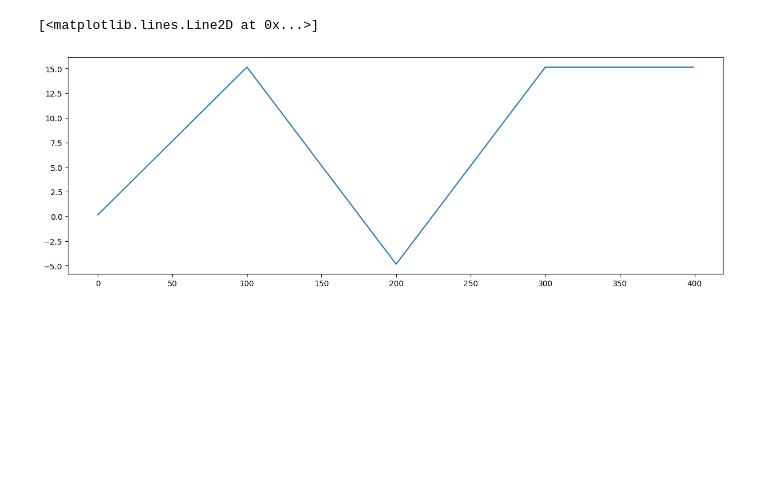
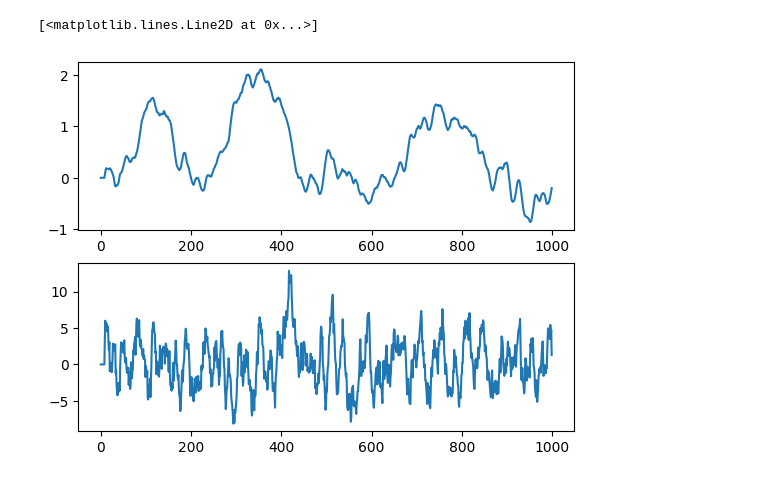
Before and after one commit to Bryce-Davidson/bike-simulation-RL-agent, a Jupyter notebook: plots/courses.ipynb, the cells around one changed output. Drawn from its saved outputs; the diff is of its cells as text; code cells hidden in the pictures; blank space fills up the shorter version.

```diff
--- a/plots/courses.ipynb
+++ b/plots/courses.ipynb
@@ -4,18 +4,33 @@ import pandas as pd
 import matplotlib.pyplot as plt
 from courses import testCourse
 
-def generateSlopes(course, meters):
-    return np.array([course(i) for i in range(meters)])
 
-def generateElevation(course, meters):
-    slopes = generateSlopes(course, meters)
+def generateSlopes(meters):
+    slopes = np.random.normal(0, 10, meters)
+    slopes = pd.Series(slopes).rolling(10).mean()
+    slopes = slopes.fillna(0)
+
+    # Find points where the slope is too steep and smooth them out
+    for i in range(1, len(slopes)):
+        if abs(slopes[i] - slopes[i-1]) > 10:
+            slopes[i] = slopes[i-1]
+
+    return slopes
+
+
+def generateElevation(meters):
+    slopes = generateSlopes(meters)
     return np.cumsum(slopes/100)
-# %%
-testCourseElevation = generateElevation(testCourse, 400)
-
-plt.figure(figsize=(15, 5))
-
-plt.plot(testCourseElevation)
-# %% [output]
-[<matplotlib.lines.Line2D at 0x...>]
-[figure, removed]
+# %%
+distance = 1000
+
+testCourseElevation = generateElevation(distance)
+testCourseGradient = generateSlopes(distance)
+
+fig, axs = plt.subplots(2, 1)
+
+axs[0].plot(testCourseElevation)
+axs[1].plot(testCourseGradient)
+# %% [output]
+[<matplotlib.lines.Line2D at 0x...>]
+[figure, added]
```
Also changed, not shown: 18 other files.
